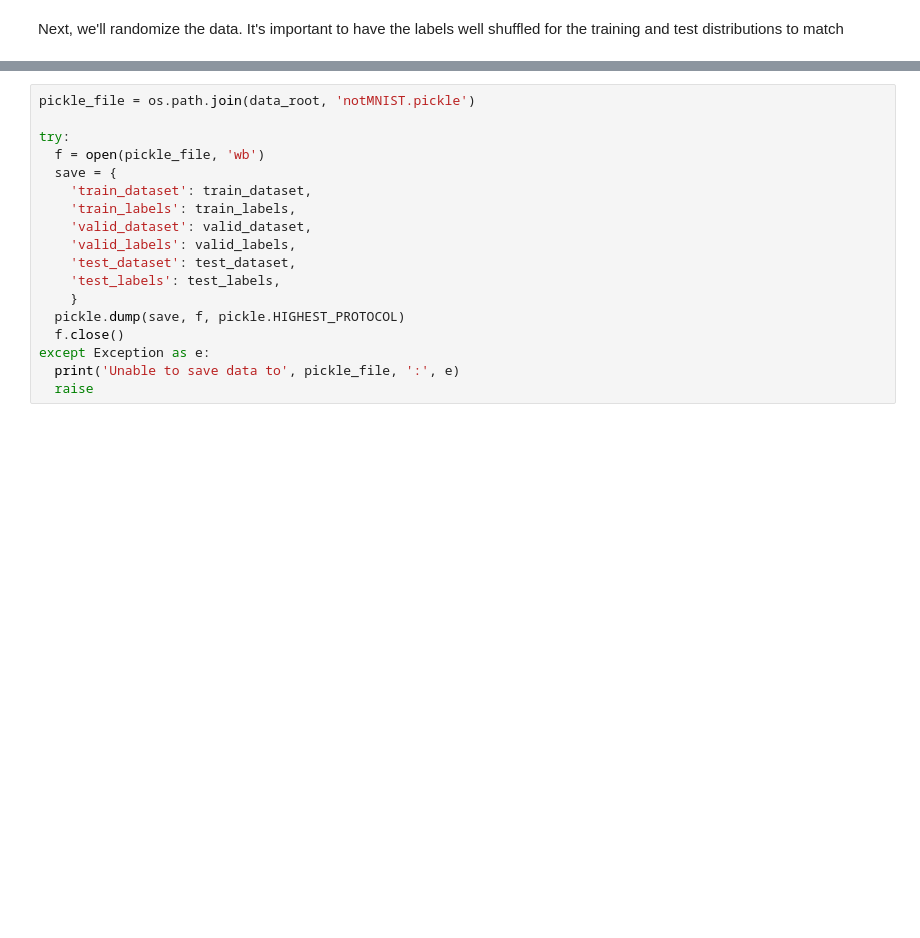
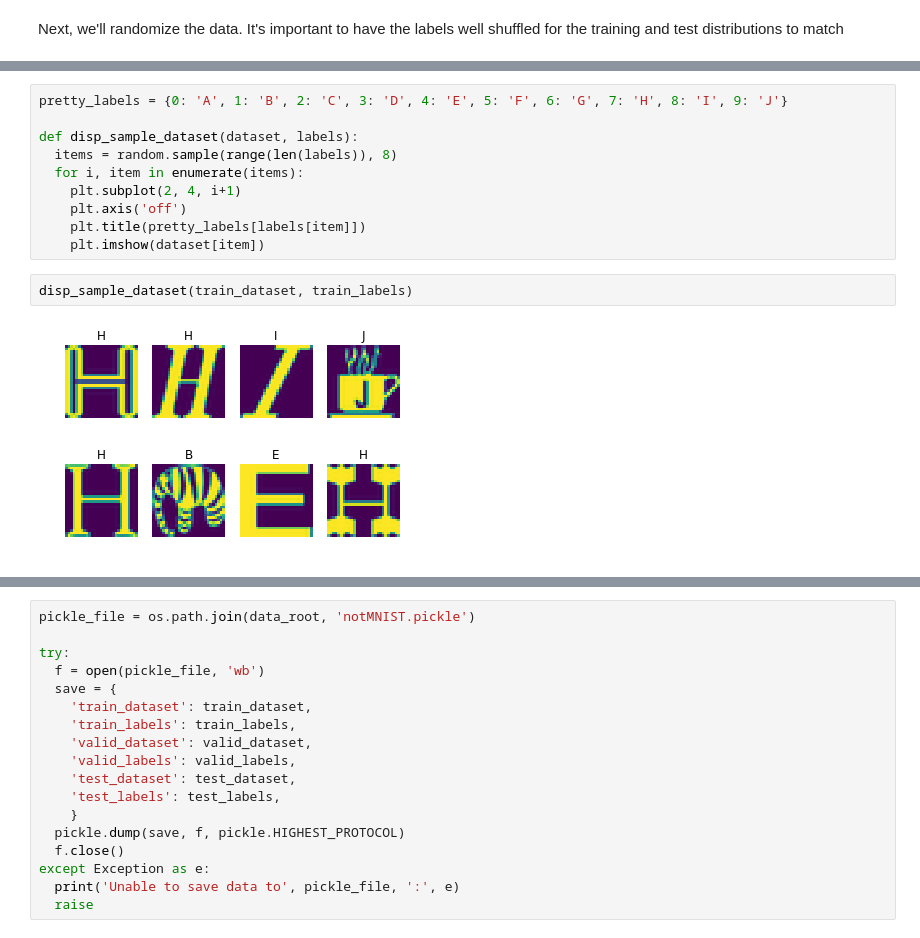
Before and after one commit to patadadeburro/deep_learning_uda730, a Jupyter notebook: assignement_1.ipynb, the cells around one changed output, grey strips where cells are left out. Cells and saved outputs as stored; diff of their text form; blank space fills up the shorter version.

```diff
--- a/assignement_1.ipynb
+++ b/assignement_1.ipynb
@@ -495,0 +546,14 @@ valid_dataset, valid_labels = randomize(valid_dataset, valid_labels)
+# %%
+pretty_labels = {0: 'A', 1: 'B', 2: 'C', 3: 'D', 4: 'E', 5: 'F', 6: 'G', 7: 'H', 8: 'I', 9: 'J'}
+
+def disp_sample_dataset(dataset, labels):
+  items = random.sample(range(len(labels)), 8)
+  for i, item in enumerate(items):
+    plt.subplot(2, 4, i+1)
+    plt.axis('off')
+    plt.title(pretty_labels[labels[item]])
+    plt.imshow(dataset[item])
+# %%
+disp_sample_dataset(train_dataset, train_labels)
+# %% [output]
+[figure, added]
```
Also changed, not shown: parts of 13 cells of this notebook.
